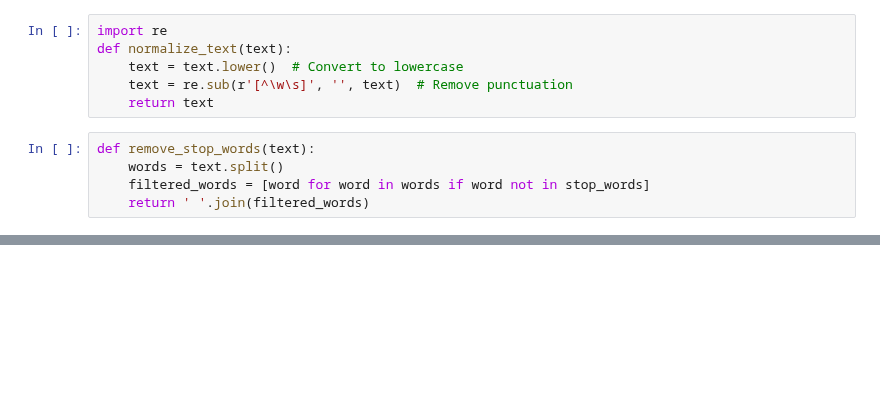
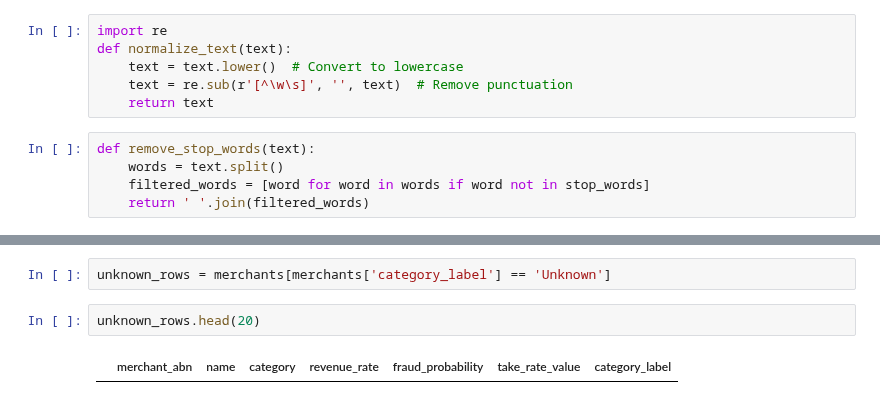
Before and after one commit to MAST30034-AppliedDataScience/project-2-group-buy-now-pay-later-industry-project-24, a Jupyter notebook: notebooks/ranking.ipynb, the cells around one changed output, grey strips where cells are left out. Cells and saved outputs as stored; diff of their text form; blank space fills up the shorter version.

Commit message:
remove duplicates, category labels

```diff
--- a/notebooks/ranking.ipynb
+++ b/notebooks/ranking.ipynb
@@ -85,3 +85,9 @@ merchants.head()
+# %%
+unknown_rows = merchants[merchants['category_label'] == 'Unknown']
+# %%
+unknown_rows.head(20)
+# %% [output]
+|  | merchant_abn | name | category | revenue_rate | fraud_probability | take_rate_value | category_label |
 # %%
 category_counts = merchants.groupby('category_label').size().reset_index(name='count')
 print(category_counts)
```
Also changed, not shown: parts of 5 cells of this notebook, 1 other file.
